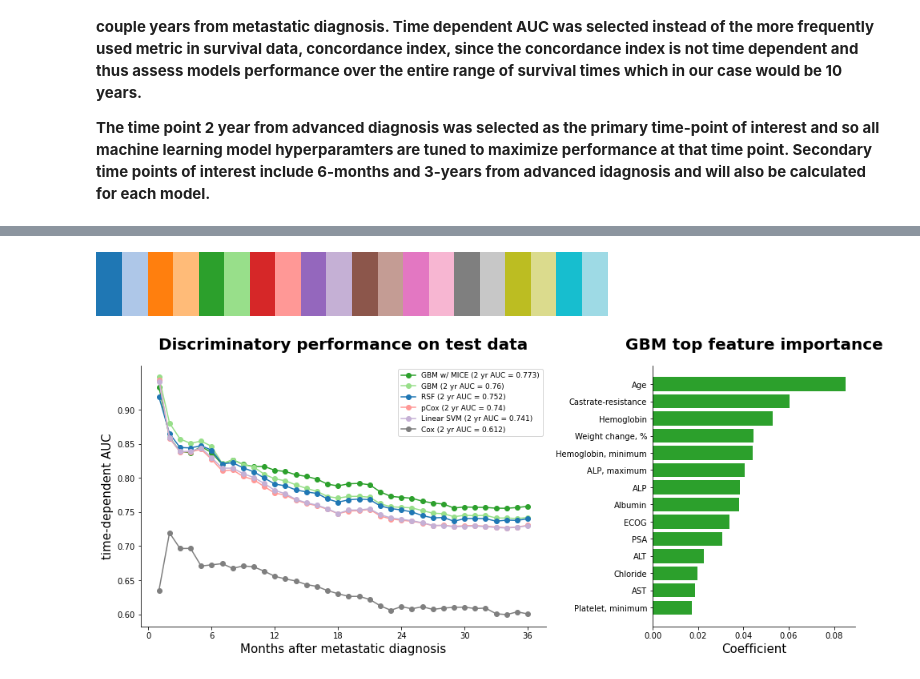
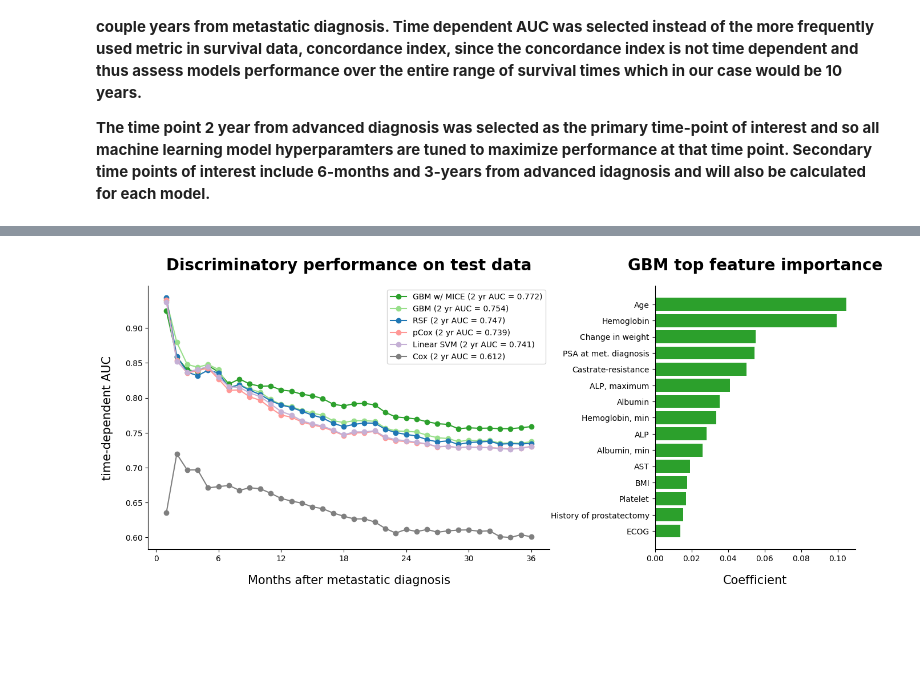
Before and after one commit to xavier-orcutt/TrialTranslator-notebooks, a Jupyter notebook: prostate/discrim_performance.ipynb, the cells around one changed output, grey strips where cells are left out. Cells and saved outputs as stored; diff of their text form; code cells hidden in the pictures; blank space fills up the shorter version.

Commit message:
Updated prostate models without dem var

```diff
--- a/prostate/discrim_performance.ipynb
+++ b/prostate/discrim_performance.ipynb
@@ -31,11 +31,11 @@ cox_auc_over5 = pd.read_csv('cox_auc_over5.csv', index_col = 0)
 all_models_auc_df = pd.read_csv('all_models_auc_df.csv')
 
 # Import GBM MICE coefficients
-coefficients_mice = pd.read_csv('coefficients_mice.csv')
+coefficients_gbm = pd.read_csv('coefficients_gbm.csv')
 # %%
 # Dataframe of average coefficient for variables for all GBM MICE models
 top_coef = (
-    coefficients_mice
+    coefficients_gbm
     .groupby('variable')['coefficient'].mean()
     .to_frame()
     .sort_values(by = 'coefficient', ascending = False)
@@ -44,27 +65,24 @@ top_coef = (
 # %%
 # Processing names of variables for plot
 top_coef.at[0, 'variable'] = 'Age'
-top_coef.at[1, 'variable'] = 'Castrate-resistance'
-top_coef.at[2, 'variable'] = 'Hemoglobin'
-top_coef.at[3, 'variable'] = 'Weight change, %'
-top_coef.at[4, 'variable'] = 'Hemoglobin, minimum'
-top_coef.at[5, 'variable'] = 'Albumin, minimum'
-top_coef.at[6, 'variable'] = 'ALP, maximum'
-top_coef.at[7, 'variable'] = 'ALP'
-top_coef.at[8, 'variable'] = 'Albumin'
-top_coef.at[9, 'variable'] = 'ECOG'
-top_coef.at[11, 'variable'] = 'PSA'
-top_coef.at[12, 'variable'] = 'ALT'
-top_coef.at[13, 'variable'] = 'Chloride'
-top_coef.at[14, 'variable'] = 'AST'
-top_coef.at[15, 'variable'] = 'Platelet, minimum'
+top_coef.at[1, 'variable'] = 'Hemoglobin'
+top_coef.at[2, 'variable'] = 'Change in weight'
+top_coef.at[3, 'variable'] = 'PSA at met. diagnosis'
+top_coef.at[4, 'variable'] = 'Castrate-resistance'
+top_coef.at[5, 'variable'] = 'ALP, maximum'
+top_coef.at[7, 'variable'] = 'Albumin'
+top_coef.at[8, 'variable'] = 'Hemoglobin, min'
+top_coef.at[10, 'variable'] = 'ALP'
+top_coef.at[11, 'variable'] = 'Albumin, min'
+top_coef.at[12, 'variable'] = 'AST'
+top_coef.at[13, 'variable'] = 'BMI'
+top_coef.at[14, 'variable'] = 'Platelet'
+top_coef.at[15, 'variable'] = 'History of prostatectomy'
+top_coef.at[16, 'variable'] = 'ECOG'
 # %%
-top_coef = top_coef.iloc[[0, 1, 2, 3, 4, 6, 7, 8, 9, 11, 12, 13, 14, 15], :]
+top_coef = top_coef.iloc[[0, 1, 2, 3, 4, 5, 7, 8, 10, 11, 12, 13, 14, 15, 16], :]
 # %%
 cm = plt.get_cmap('tab20')
-cm
-# %% [output]
-[figure, removed]
 # %%
 # Rounding fucntion
 def truncate(n, decimals = 0):
@@ -91,37 +109,36 @@ ax0.plot(times/30, crude_auc_over5.loc['rsf_crude'].values[0:36], 'o-', color =
 
 ax0.plot(times/30, crude_auc_over5.loc['ridge_crude'].values[0:36], 'o-', color = cm.colors[7], label = 'pCox (2 yr AUC = {})'.format(round(all_models_auc_df.query('model == "ridge_crude"').auc_2yr_te.values[0], 3)))
 
 ax0.plot(times/30, crude_auc_over5.loc['linear_svm_crude'].values[0:36], 'o-', color = cm.colors[9], label = 'Linear SVM (2 yr AUC = {})'.format(round(all_models_auc_df.query('model == "linear_svm_crude"').auc_2yr_te.values[0], 3)))
 
 ax0.plot(times/30, cox_auc_over5.loc['cox_crude'].values[0:36], 'o-', color = cm.colors[14], label = 'Cox (2 yr AUC = {})'.format(round(all_models_auc_df.query('model == "cox_crude"').auc_2yr_te.values[0], 3)))
 
 ax0.set_xticks(np.arange(0, 37, 6))
 ax0.set_yticks(np.arange(0.60, 0.95, 0.05))
 
 ax0.set_title('Discriminatory performance on test data', weight = 'bold', size = 20, pad = 20)
-ax0.set_xlabel('Months after metastatic diagnosis', size = 15)
-ax0.set_ylabel('time-dependent AUC', size = 15)
-ax0.legend(loc = 'upper right', prop = {'size': 9})
+ax0.set_xlabel('Months after metastatic diagnosis', labelpad = 15, size = 15)
+ax0.set_ylabel('time-dependent AUC', labelpad = 15, size = 15)
+ax0.legend(loc = 'upper right', prop = {'size': 10})
 
 plt.gca().spines['top'].set_visible(False)
 plt.gca().spines['right'].set_visible(False)
 
 # GBM feature importance plot
 ax1 = fig.add_subplot(spec[1])
 
 ax1.barh(top_coef['variable'], top_coef['coefficient'], color = cm.colors[4])
 ax1.set_yticks(top_coef['variable'], )
 ax1.invert_yaxis()
 
 ax1.set_title('GBM top feature importance', weight = 'bold', size = 20, pad = 20)
-ax1.set_xlabel('Coefficient', size = 15)
-#ax1.text(0.08, 14, 'Total number of features: '+str(len(coefficients_gbm.query('coefficient != 0'))), fontsize = 10, bbox = dict(facecolor = 'white'))
+ax1.set_xlabel('Coefficient', labelpad = 15, size = 15)
 
 plt.gca().spines['top'].set_visible(False)
 plt.gca().spines['right'].set_visible(False)
 
-#plt.savefig('auc_plot_models.png', bbox_inches = 'tight')
+plt.savefig('auc_plot_models.png', bbox_inches = 'tight')
 
 plt.show()
 # %% [output]
-[figure, old version]
+[figure, new version]
```
Also changed, not shown: parts of 1 cell of this notebook, 11 other files.
